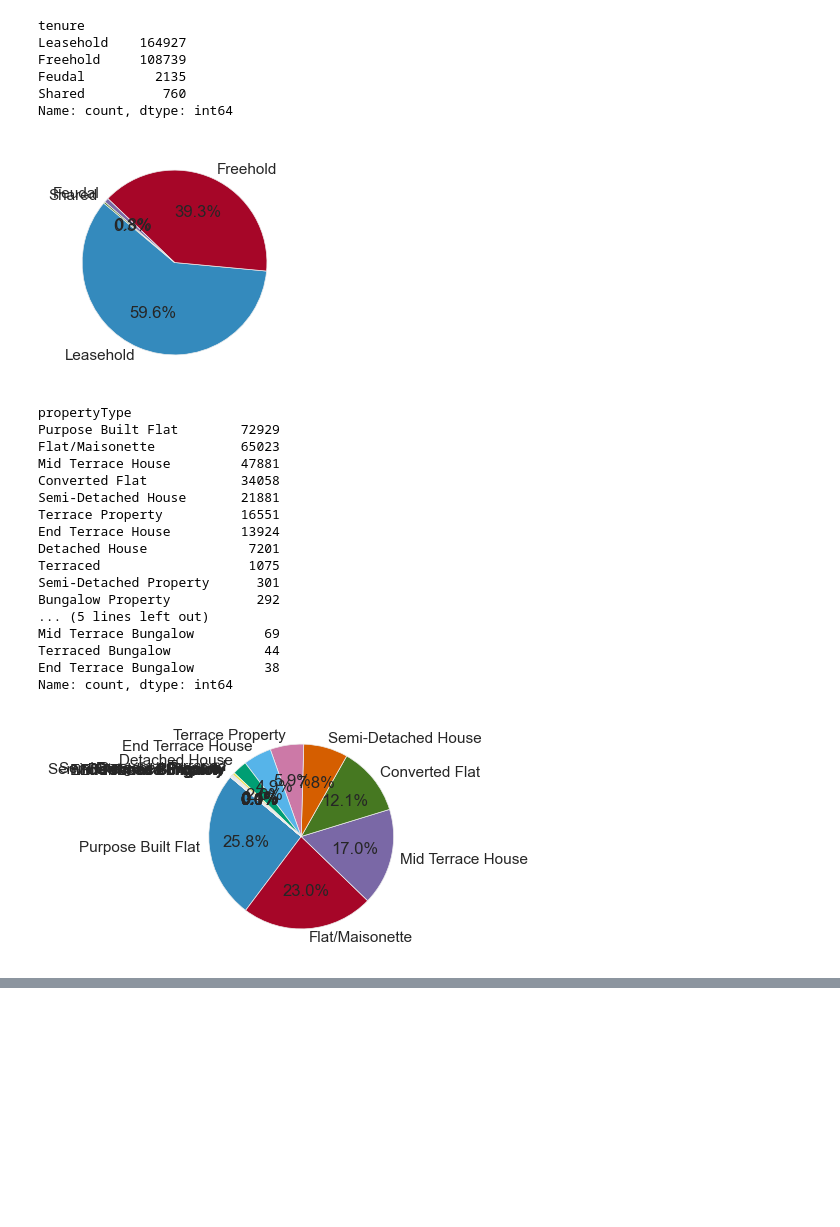
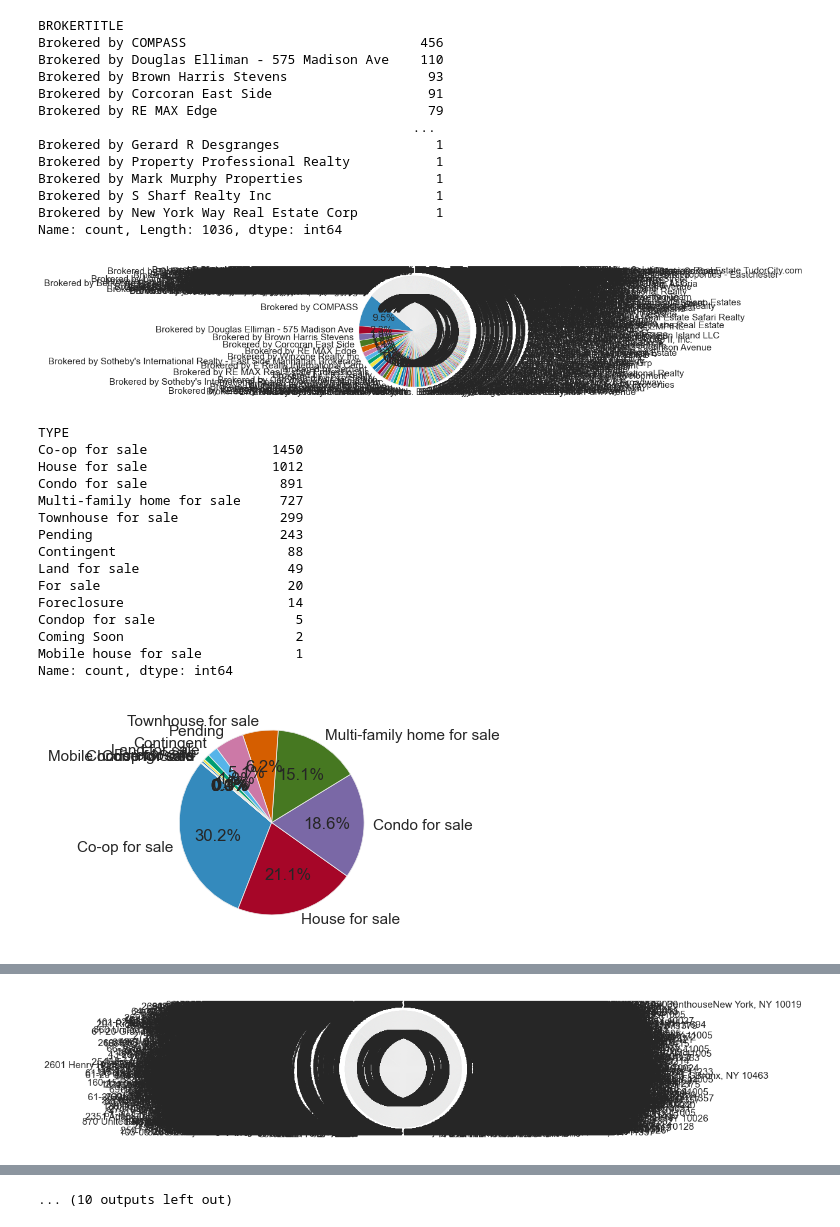
Before and after one commit to Tusked34/Projet_MLOPS, a Jupyter notebook: notebook/Stats_Desc_THEO.ipynb, the cells around one changed output, grey strips where cells are left out. Cells and saved outputs as stored; diff of their text form; code cells hidden in the pictures; blank space fills up the shorter version.

```diff
--- a/notebook/Stats_Desc_THEO.ipynb
+++ b/notebook/Stats_Desc_THEO.ipynb
@@ -40,0 +26,3 @@ Dimension du dataset : 282872 lignes et 28 colonnes
+# %%
+df = pd.read_csv(r'..\data\NY-House-Dataset.csv')
+df.head(5)
@@ -63,12 +50,12 @@ analyze_and_plot(df)
 sns.set(style="whitegrid")
 # Calcul du nombre de lignes et de colonnes pour le sous-graphique
 num_cols = 3  # Par exemple, on fixe 3 colonnes
-num_rows = math.ceil(len(adapted_numeric_columns) / num_cols)
+num_rows = math.ceil(len(numeric_columns) / num_cols)
 
 plt.figure(figsize=(15, 5 * num_rows))
 
 # Création de graphiques pour chaque colonne numérique avec courbe de densité
-for i, column in enumerate(adapted_numeric_columns, 1):
+for i, column in enumerate(numeric_columns, 1):
     plt.subplot(num_rows, num_cols, i)
     sns.kdeplot(df[column], fill=True, color='blue')
     plt.title(f'Density Plot of {column}')
@@ -80,7 +67,7 @@ plt.show()
 
 # Boîtes à moustaches pour les mêmes colonnes
 plt.figure(figsize=(15, 5 * num_rows))
-for i, column in enumerate(adapted_numeric_columns, 1):
+for i, column in enumerate(numeric_columns, 1):
     plt.subplot(num_rows, num_cols, i)
     sns.boxplot(x=df[column], color='orange')
     plt.title(f'Boxplot of {column}')
@@ -93,0 +86,5 @@ plt.show()
+# %%
+# Liste des colonnes numériques
+numeric_columns = df.select_dtypes(include=['float64', 'int64']).columns
+# Liste des colonnes non numériques
+non_numeric_columns = df.select_dtypes(exclude=['float64', 'int64']).columns
@@ -94,34 +98,39 @@ plt.show()
 # %%
-for column in adapted_non_numeric_columns :
+for column in non_numeric_columns :
     plt.style.use("bmh")
     prop_mod_cah = df[column].value_counts() # Calcul les proportions d'appartitions des modalités dans la variable
     print(prop_mod_cah)
     plt.figure(figsize=(3, 3))
     plt.pie(prop_mod_cah, labels=prop_mod_cah.index, autopct='%1.1f%%', startangle=140)
     plt.show()
 # %% [output]
-tenure
-Leasehold    164927
-Freehold     108739
-Feudal         2135
-Shared          760
-Name: count, dtype: int64
+BROKERTITLE
+Brokered by COMPASS                              456
+Brokered by Douglas Elliman - 575 Madison Ave    110
+Brokered by Brown Harris Stevens                  93
+Brokered by Corcoran East Side                    91
+Brokered by RE MAX Edge                           79
+                                                ...
+Brokered by Gerard R Desgranges                    1
+Brokered by Property Professional Realty           1
+Brokered by Mark Murphy Properties                 1
+Brokered by S Sharf Realty Inc                     1
+Brokered by New York Way Real Estate Corp          1
+Name: count, Length: 1036, dtype: int64
-[figure, old version]
+[figure, new version]
-propertyType
-Purpose Built Flat        72929
-Flat/Maisonette           65023
-Mid Terrace House         47881
-Converted Flat            34058
-Semi-Detached House       21881
-Terrace Property          16551
-End Terrace House         13924
-Detached House             7201
-Terraced                   1075
-Semi-Detached Property      301
-Bungalow Property           292
-... (5 lines left out)
-Mid Terrace Bungalow         69
-Terraced Bungalow            44
-End Terrace Bungalow         38
+TYPE
+Co-op for sale                1450
+House for sale                1012
+Condo for sale                 891
+Multi-family home for sale     727
+Townhouse for sale             299
+Pending                        243
+Contingent                      88
+Land for sale                   49
+For sale                        20
+Foreclosure                     14
+Condop for sale                  5
+Coming Soon                      2
+Mobile house for sale            1
 Name: count, dtype: int64
-[figure, old version]
+[figure, new version]
@@ -143,0 +178 @@ Name: count, dtype: int64
+[figure, added]
@@ -143,0 +197 @@ Name: count, dtype: int64
+... (10 outputs left out)
```
Also changed, not shown: parts of 13 cells of this notebook, 31 other files.
